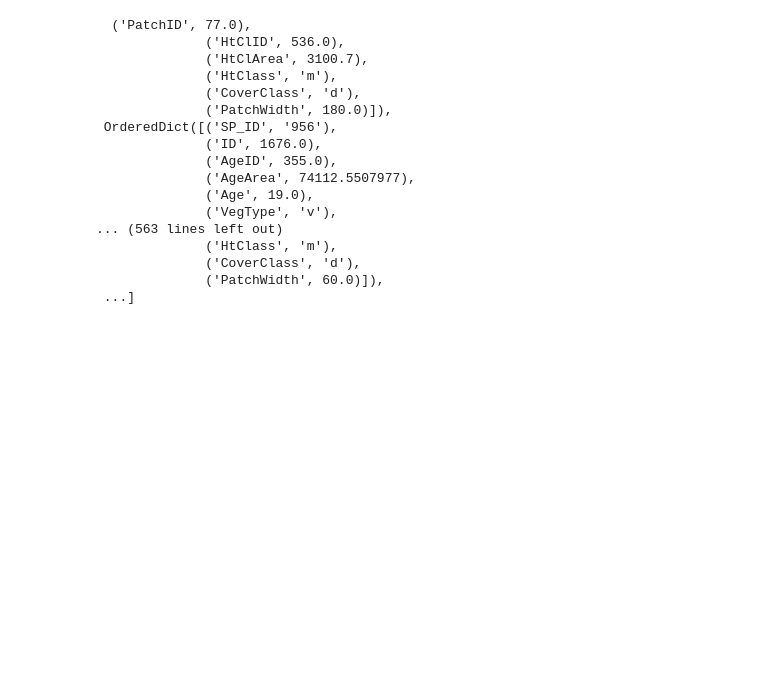
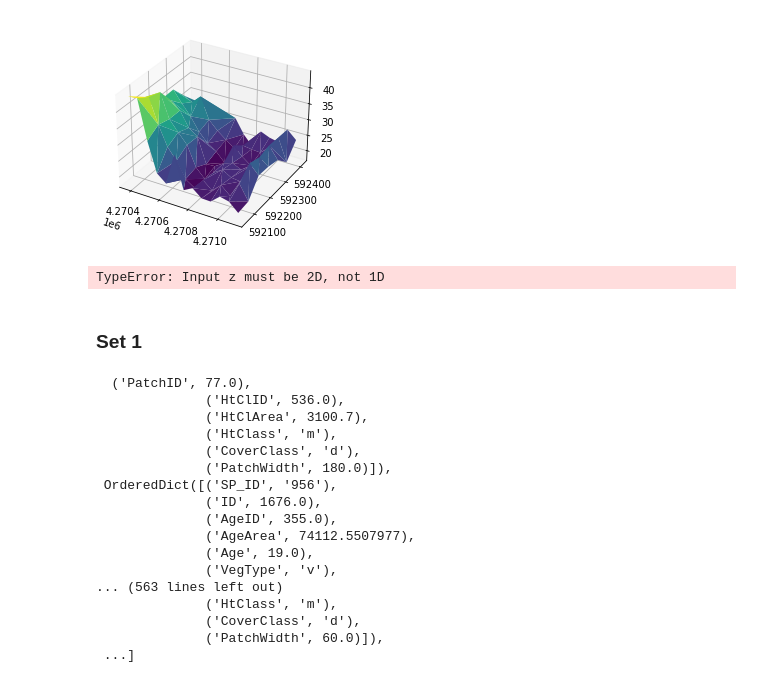
Before and after one commit to rtjohnson12/spade, a Jupyter notebook: notebooks/EDA.ipynb, the cells around one changed output. Drawn from its saved outputs; the diff is of its cells as text; code cells hidden in the pictures; blank space fills up the shorter version.

```diff
--- a/notebooks/EDA.ipynb
+++ b/notebooks/EDA.ipynb
@@ -4,3 +40,20 @@ import dbfread as db
+# %%
+ax = plt.axes(projection='3d')
+ax.plot_trisurf(df['Northing'], df['Easting'], df['Sand'],
+                cmap = 'viridis', edgecolor='none');
+# %% [output]
+[figure, added]
+# %%
+fig = plt.figure()
+ax = plt.axes(projection='3d')
+ax.contour3D(X, Y, Z, 50, cmap='binary')
+ax.set_xlabel('x')
+ax.set_ylabel('y')
+ax.set_zlabel('z');
+# %% [output]
+TypeError: Input z must be 2D, not 1D
+# %% [markdown]
+### Set 1
 # %%
 table = db.DBF('data-raw/Set1/set1data.dbf', load=True)
 # %%
```
Also changed, not shown: parts of 5 cells of this notebook.
